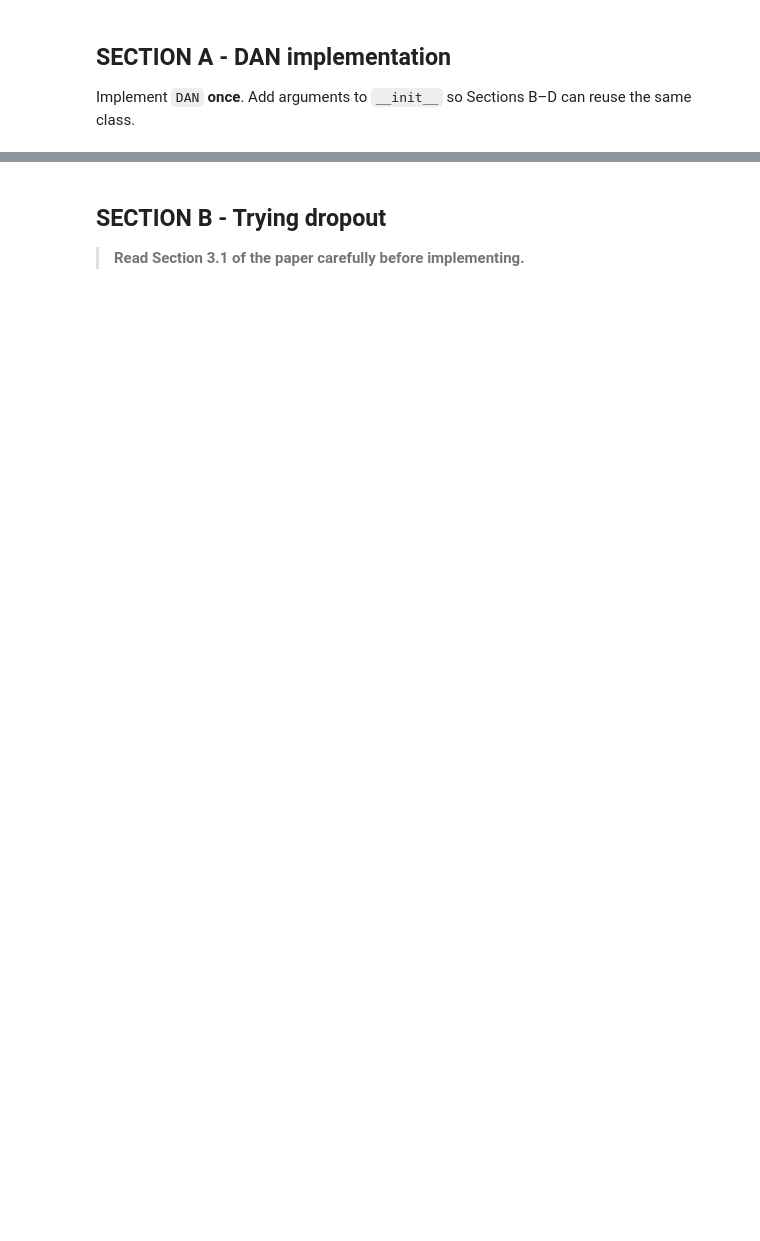
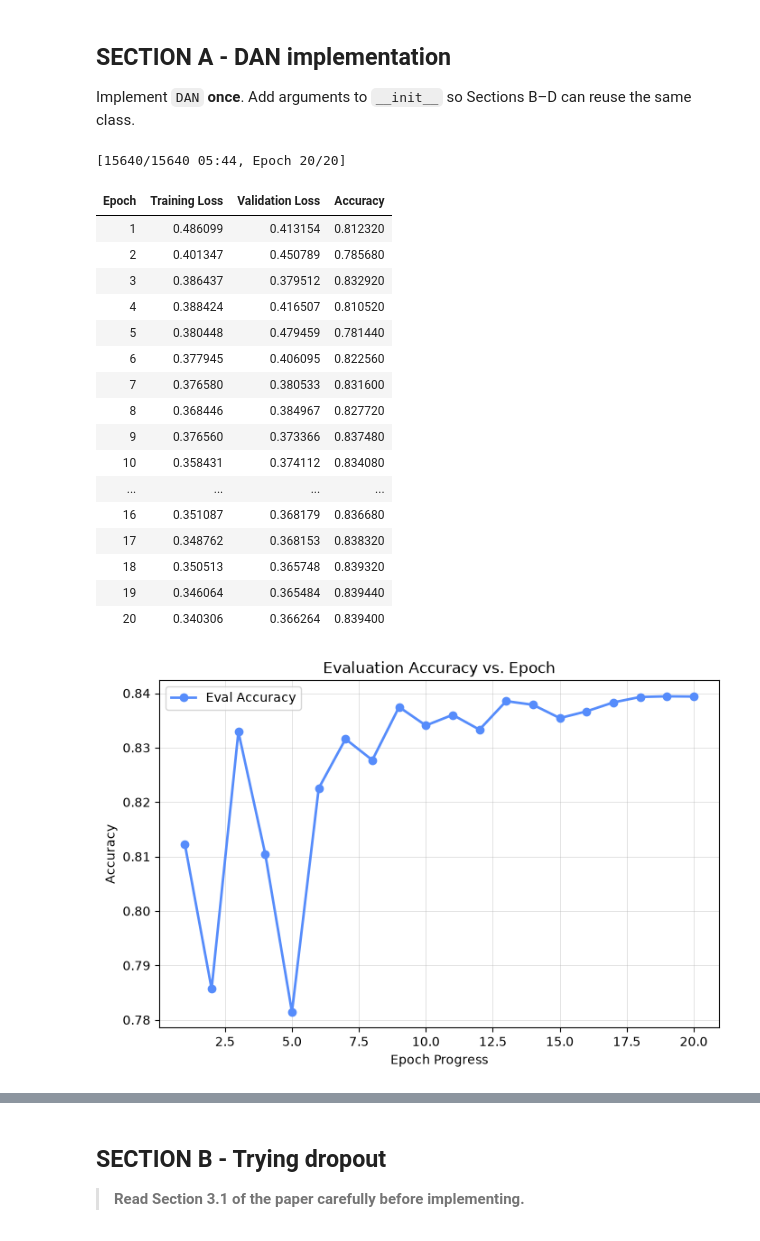
Before and after one commit to CatGuy1300/NLP-course-HW1, a Jupyter notebook: Exercise/DAN_files/DAN.ipynb, the cells around one changed output, grey strips where cells are left out. Cells and saved outputs as stored; diff of their text form; code cells hidden in the pictures; blank space fills up the shorter version.

```diff
--- a/Exercise/DAN_files/DAN.ipynb
+++ b/Exercise/DAN_files/DAN.ipynb
@@ -127,24 +138,51 @@ class DataCollatorWithPadding:
 Implement `DAN` **once**. Add arguments to `__init__` so Sections B–D can reuse the same class.
 # %%
 from torch import nn
+from typing import Type
 
 # Use nn.Sequential and nn.Linear for the network, and nn.CrossEntropyLoss for the loss.
 # Make sure that the final layer has output dimension of size 2.
 class DAN(nn.Module):
-  def __init__(self): # YOU ARE ALLOWED TO ADD ARGUMENTS TO THE __INIT__
+  def __init__(self, hidden_size: int = 128, word_dropout: float = 0.0, num_hidden: int = 2,
+               activation: Type[nn.Module] = nn.ReLU): # YOU ARE ALLOWED TO ADD ARGUMENTS TO THE __INIT__
           super().__init__()
           self.num_labels = 2
           # freeze=True keeps the pre-trained embeddings fixed during training (required).
           self.embeddings = nn.Embedding.from_pretrained(torch.FloatTensor(np.load(EMBEDDINGS_PATH)),
                                                          freeze=True)
           # YOUR CODE HERE
+          self.word_dropout = word_dropout
+          self.hidden_size = hidden_size
+          self.embedding_n = self.embeddings.embedding_dim
 
+          layers = []
+          in_dim = self.embeddings.embedding_dim
+
+          for _ in range(num_hidden):
+              layers.append(nn.Linear(in_dim, hidden_size))
+              layers.append(activation())
+              in_dim = hidden_size
+
+          layers.append(nn.Linear(in_dim, self.num_labels))
+
+          self.classifier = nn.Sequential(*layers)
+          self.loss = nn.CrossEntropyLoss()
           # END YOUR CODE
 
 
   def forward(self, input_ids, attention_masks, labels=None, **kwargs):
       # YOUR CODE HERE
-      avg = None
+      if self.training and self.word_dropout > 0.0:
+          drop_mask = (torch.rand_like(attention_masks, dtype=torch.float) > self.word_dropout)
+          attention_masks = attention_masks * drop_mask
+
+      mask_expanded = attention_masks.unsqueeze(-1)
+      counts = attention_masks.sum(dim=-1, keepdim=True)
+      counts_safe = torch.clamp(counts, min=1.0) # to prevent division by 0
+
+      embedding_output = self.embeddings(input_ids)
+      sum_embeds = torch.sum(embedding_output * mask_expanded, dim=-2)
+      avg = sum_embeds / counts_safe
       # END YOUR CODE
       res = self.classifier(avg)
       loss = self.loss(res, labels)
@@ -164,16 +228,16 @@ from transformers import Trainer, TrainingArguments
 co = DataCollatorWithPadding()
 training_args = TrainingArguments("DAN",
                                   # YOUR CODE HERE
-                                  num_train_epochs= , #must be at least 10.
-                                  per_device_train_batch_size=,
-                                  per_device_eval_batch_size=,
-                                  learning_rate= ,
+                                  num_train_epochs=20 , #must be at least 10.
+                                  per_device_train_batch_size=32,
+                                  per_device_eval_batch_size=32,
+                                  learning_rate=0.001,
                                   # END YOUR CODE
 
                                   save_total_limit=2,
                                   log_level="error",
                                   eval_strategy="epoch")
-model = DAN()
+model = DAN(hidden_size=128)
 
 
 
@@ -183,7 +247,7 @@ trainer = Trainer(
     args=training_args,
     callbacks = [
                  # YOUR CODE HERE
-
+                 PlotAccuracyCallback()
                  # END YOUR CODE
     ],
     train_dataset=train_dataset,
@@ -195,2 +257,24 @@ trainer.train()
+# %%
+train_output = trainer.train()
+# %% [output]
+[15640/15640 05:44, Epoch 20/20]
+| Epoch | Training Loss | Validation Loss | Accuracy |
+| 1 | 0.486099 | 0.413154 | 0.812320 |
+| 2 | 0.401347 | 0.450789 | 0.785680 |
+| 3 | 0.386437 | 0.379512 | 0.832920 |
+| 4 | 0.388424 | 0.416507 | 0.810520 |
+| 5 | 0.380448 | 0.479459 | 0.781440 |
+| 6 | 0.377945 | 0.406095 | 0.822560 |
+| 7 | 0.376580 | 0.380533 | 0.831600 |
+| 8 | 0.368446 | 0.384967 | 0.827720 |
+| 9 | 0.376560 | 0.373366 | 0.837480 |
+| 10 | 0.358431 | 0.374112 | 0.834080 |
+| ... | ... | ... | ... |
+| 16 | 0.351087 | 0.368179 | 0.836680 |
+| 17 | 0.348762 | 0.368153 | 0.838320 |
+| 18 | 0.350513 | 0.365748 | 0.839320 |
+| 19 | 0.346064 | 0.365484 | 0.839440 |
+| 20 | 0.340306 | 0.366264 | 0.839400 |
+[figure, added]
 # %%
 # You may add Cells & Code lines if you need
```
Also changed, not shown: parts of 31 cells of this notebook, 2 other files.
